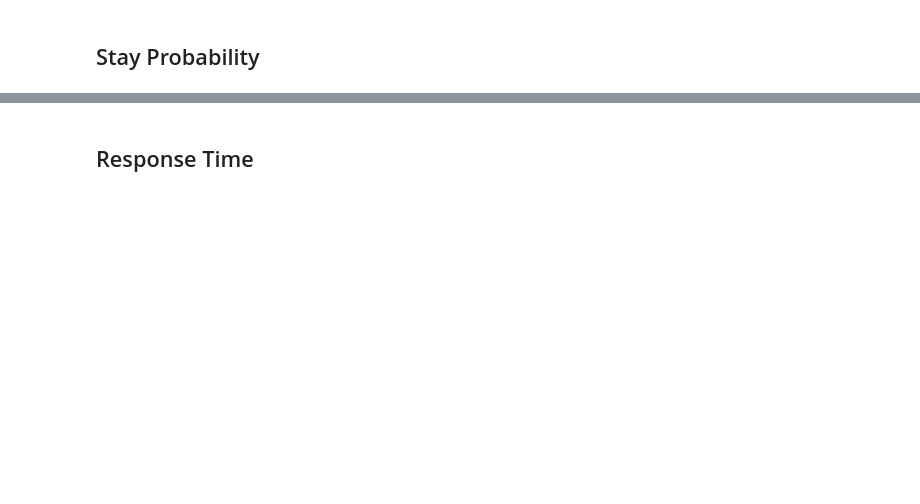
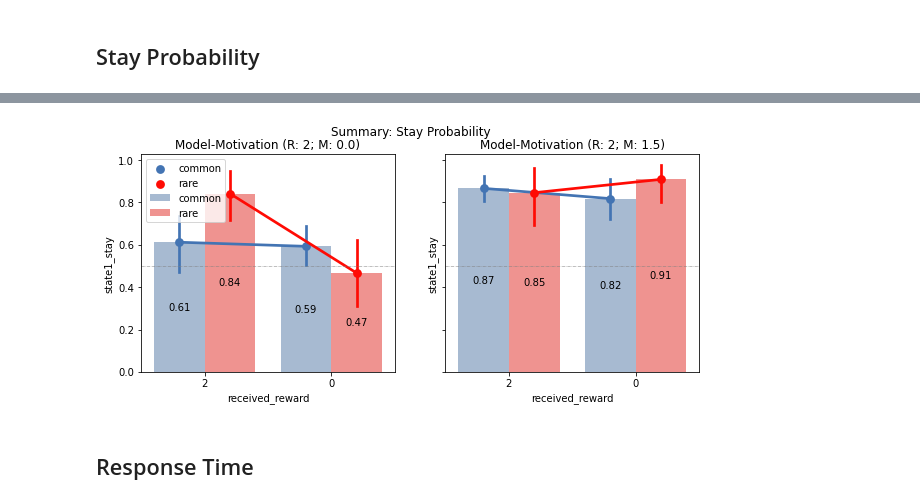
Before and after one commit to yangyuxue2333/ACTR-MarkovTask, a Jupyter notebook: analysis/analysis_models.ipynb, the cells around one changed output, grey strips where cells are left out. Drawn from its saved outputs; the diff is of its cells as text; code cells hidden in the pictures; blank space fills up the shorter version.

```diff
--- a/analysis/analysis_models.ipynb
+++ b/analysis/analysis_models.ipynb
@@ -130,35 +129,37 @@ sns.barplot(data=df31_state1stay, x='received_reward', y='state1_stay',
             hue_order=['common', 'rare'], errorbar=None,
             ax=axes[0])
 sns.pointplot(data=df31_state1stay, x='received_reward', y='state1_stay',  dodge=0.4,
             hue='state_frequency',
             palette=my_palette,
             order = sorted(df31_state1stay['received_reward'].unique(), reverse=True),
             hue_order=['common', 'rare'],
             ax=axes[0])
 
 sns.barplot(data=df32_state1stay, x='received_reward', y='state1_stay',
             hue='state_frequency', palette=my_palette, alpha=.5,
             order = sorted(df32_state1stay['received_reward'].unique(), reverse=True),
             hue_order=['common', 'rare'], errorbar=None,
             ax=axes[1])
 sns.pointplot(data=df32_state1stay, x='received_reward', y='state1_stay',  dodge=0.4,
             hue='state_frequency',
             palette=my_palette,
             order = sorted(df32_state1stay['received_reward'].unique(), reverse=True),
             hue_order=['common', 'rare'],
             ax=axes[1])
 
 for ax in axes:
     for container in ax.containers:
         ax.bar_label(container, fmt='%.2f', label_type='center')
     ax.axhline(0.5, color='grey', ls='-.', linewidth=.5)
 
 axes[0].legend(loc=2)
 axes[1].legend_.remove()
-axes[0].set_title('Model-Motivation (LOW: %.d)' % (df31['received_reward'].max()))
-axes[1].set_title('Model-Motivation (HIGH: %.d)' % (df32['received_reward'].max()))
+axes[0].set_title('Model-Motivation (R: %.d; M: %.1f)' % (df31['received_reward'].max(), df31['other_parameters'].max()))
+axes[1].set_title('Model-Motivation (R: %.d; M: %.1f)' % (df32['received_reward'].max(), df32['other_parameters'].max()))
 
 plt.show()
+# %% [output]
+[figure, added]
 # %% [markdown]
 ## Response Time
 # %%
```
Also changed, not shown: parts of 5 cells of this notebook, 3 other files.
